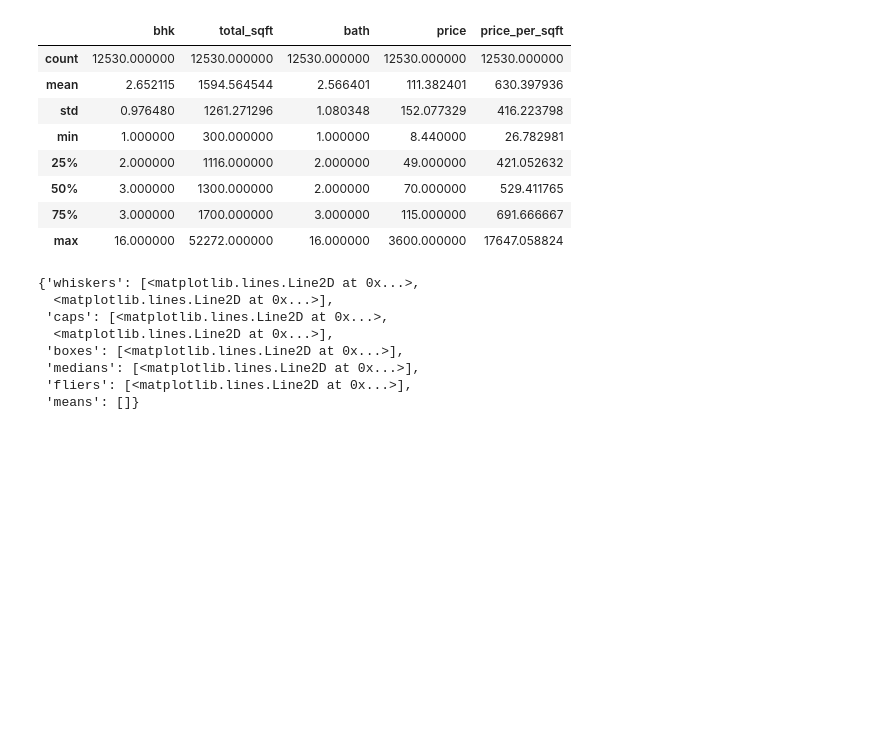
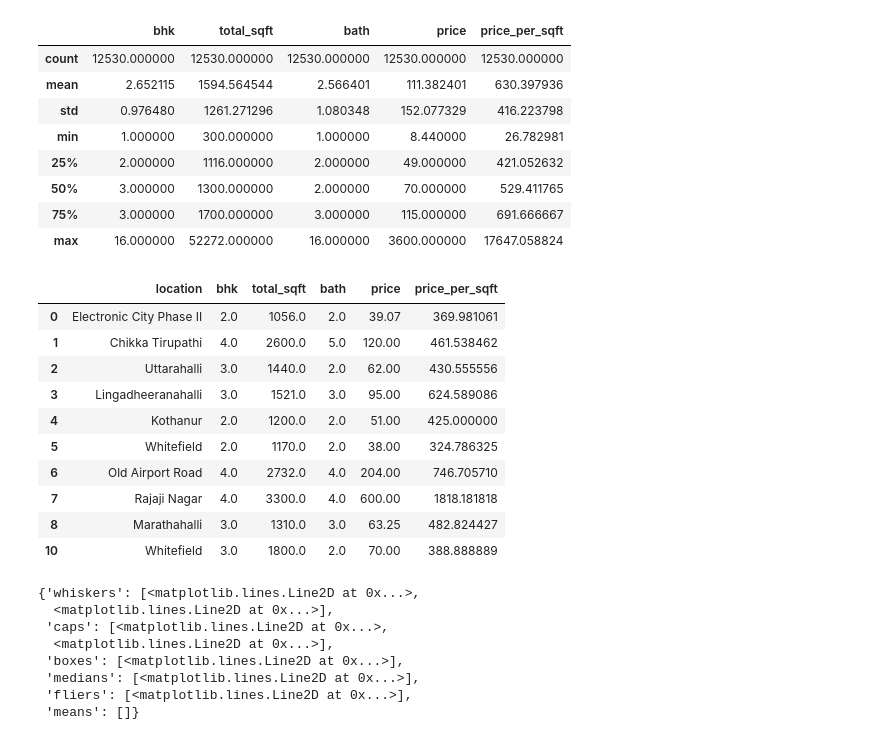
Before and after one commit to PrimEGameR123/Banglore-House-Price-Predictor, a Jupyter notebook: Banglore house price predictor.ipynb, the cells around one changed output. Saved outputs shown, nothing was run; the diff lists cells and outputs as text; code cells hidden in the pictures; blank space fills up the shorter version.

```diff
--- a/Banglore house price predictor.ipynb
+++ b/Banglore house price predictor.ipynb
@@ -142,7 +142,7 @@ sorted(df['total_sqft'].unique())
 def convertrange(x):
     temp=x.split('-')
     if len(temp)==2:
-        return ((float(temp[0])+(float(temp[1])))/2)
+        return ((float(temp[0])+float(temp[1]))/2)
     try:
         # so that all the values will get convert into float.
         return float(x)
@@ -404,5 +409,5 @@ See the caveats in the documentation: https://pandas.pydata.org/pandas-docs/stab
 # %%
-df.reset_index(drop=True,inplace=True)
+df=df.reset_index(drop=True)
 # %%
 df.head(13300)
 # %% [output]
@@ -537,6 +542,20 @@ df.describe()
 | 50% | 3.000000 | 1300.000000 | 2.000000 | 70.000000 | 529.411765 |
 | 75% | 3.000000 | 1700.000000 | 3.000000 | 115.000000 | 691.666667 |
 | max | 16.000000 | 52272.000000 | 16.000000 | 3600.000000 | 17647.058824 |
+# %%
+df.head(10)
+# %% [output]
+|  | location | bhk | total_sqft | bath | price | price_per_sqft |
+| 0 | Electronic City Phase II | 2.0 | 1056.0 | 2.0 | 39.07 | 369.981061 |
+| 1 | Chikka Tirupathi | 4.0 | 2600.0 | 5.0 | 120.00 | 461.538462 |
+| 2 | Uttarahalli | 3.0 | 1440.0 | 2.0 | 62.00 | 430.555556 |
+| 3 | Lingadheeranahalli | 3.0 | 1521.0 | 3.0 | 95.00 | 624.589086 |
+| 4 | Kothanur | 2.0 | 1200.0 | 2.0 | 51.00 | 425.000000 |
+| 5 | Whitefield | 2.0 | 1170.0 | 2.0 | 38.00 | 324.786325 |
+| 6 | Old Airport Road | 4.0 | 2732.0 | 4.0 | 204.00 | 746.705710 |
+| 7 | Rajaji Nagar | 4.0 | 3300.0 | 4.0 | 600.00 | 1818.181818 |
+| 8 | Marathahalli | 3.0 | 1310.0 | 3.0 | 63.25 | 482.824427 |
+| 10 | Whitefield | 3.0 | 1800.0 | 2.0 | 70.00 | 388.888889 |
 # %%
 plt.boxplot(df['price_per_sqft'],vert=False)
 # %% [output]
```
Also changed, not shown: parts of 46 cells of this notebook.
